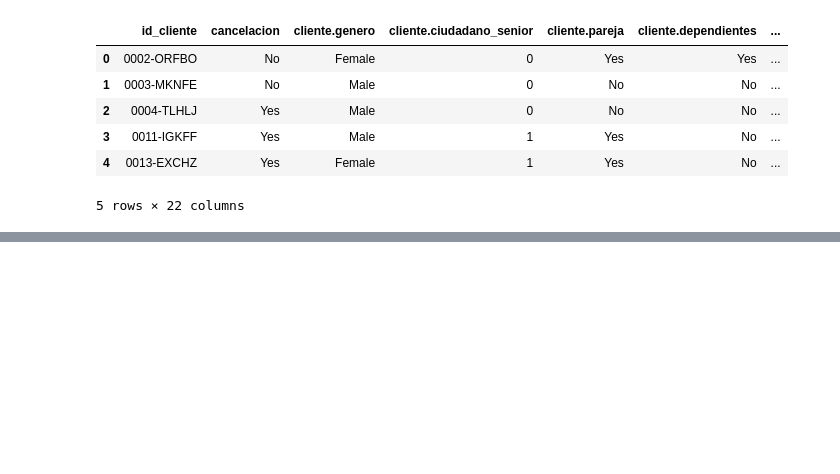
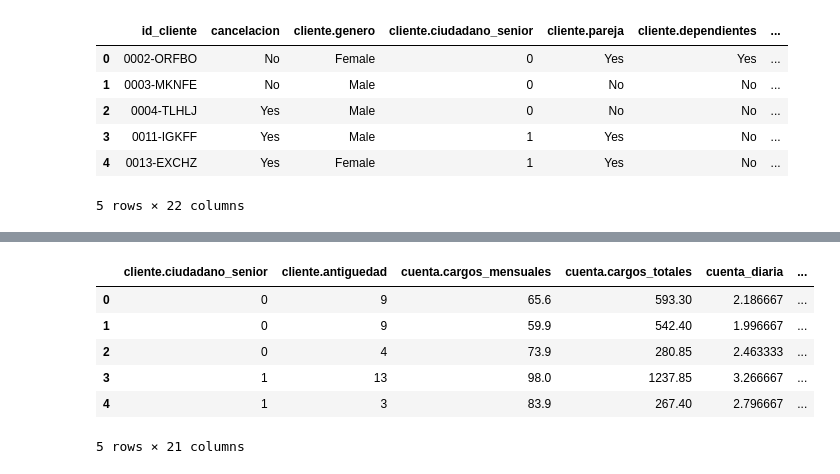
Before and after one commit to paolalarap/challenge_TelecomX2_palp, a Jupyter notebook: Challenge_TelecomX2_palp.ipynb, the cells around one changed output, grey strips where cells are left out. Cells and saved outputs as stored; diff of their text form; code cells hidden in the pictures; blank space fills up the shorter version.

```diff
--- a/Challenge_TelecomX2_palp.ipynb
+++ b/Challenge_TelecomX2_palp.ipynb
@@ -25,0 +100,20 @@ datos_clientes.head()
+# %%
+# Seleccionar columnas categóricas automáticamente
+columnas_categoricas = datos_clientes.select_dtypes(include=['object']).columns
+
+# Aplicar One-Hot Encoding con get_dummies
+datos_clientes_codificado = pd.get_dummies(
+    datos_clientes,
+    columns=columnas_categoricas,
+    drop_first=True
+)
+# %%
+datos_clientes_codificado.head()
+# %% [output]
+|  | cliente.ciudadano_senior | cliente.antiguedad | cuenta.cargos_mensuales | cuenta.cargos_totales | cuenta_diaria | ... |
+| 0 | 0 | 9 | 65.6 | 593.30 | 2.186667 | ... |
+| 1 | 0 | 9 | 59.9 | 542.40 | 1.996667 | ... |
+| 2 | 0 | 4 | 73.9 | 280.85 | 2.463333 | ... |
+| 3 | 1 | 13 | 98.0 | 1237.85 | 3.266667 | ... |
+| 4 | 1 | 3 | 83.9 | 267.40 | 2.796667 | ... |
+5 rows × 21 columns
```
Also changed, not shown: parts of 10 cells of this notebook.
